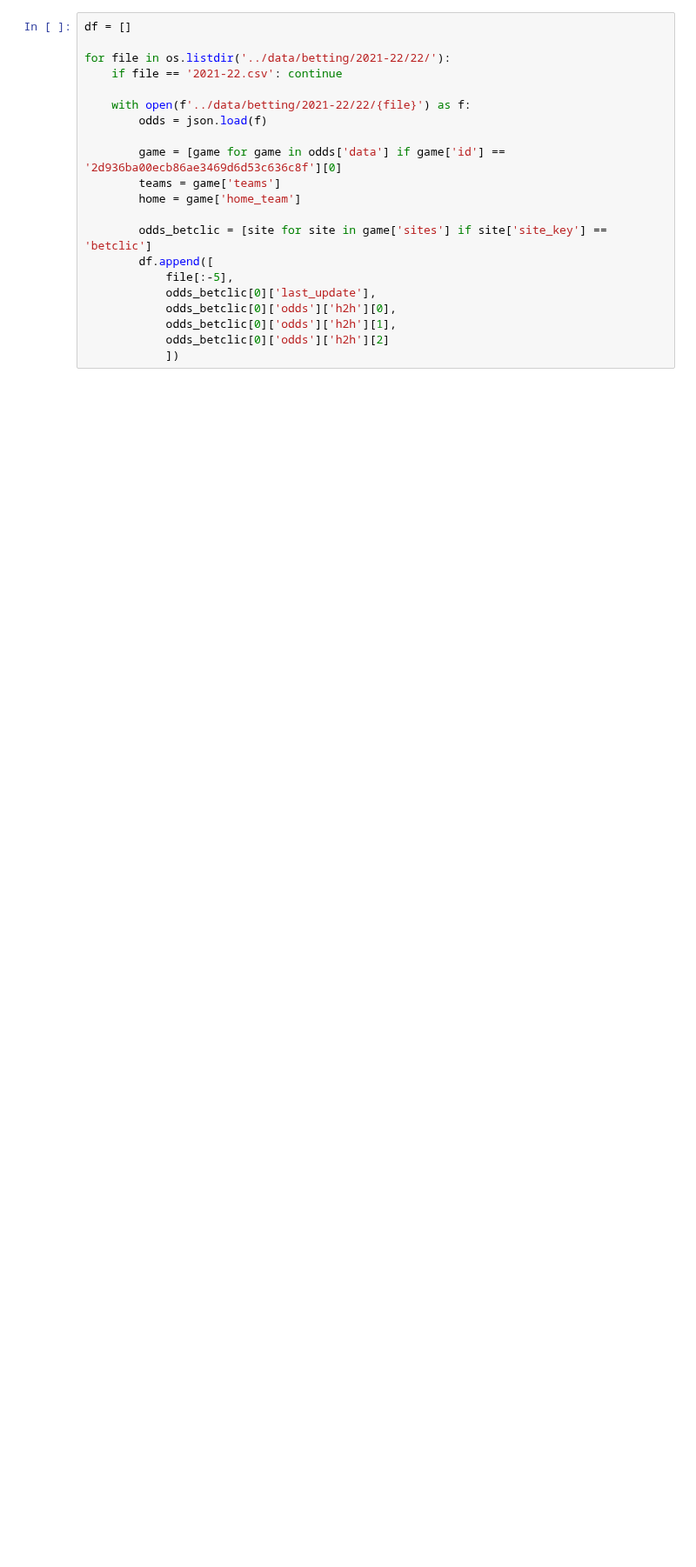
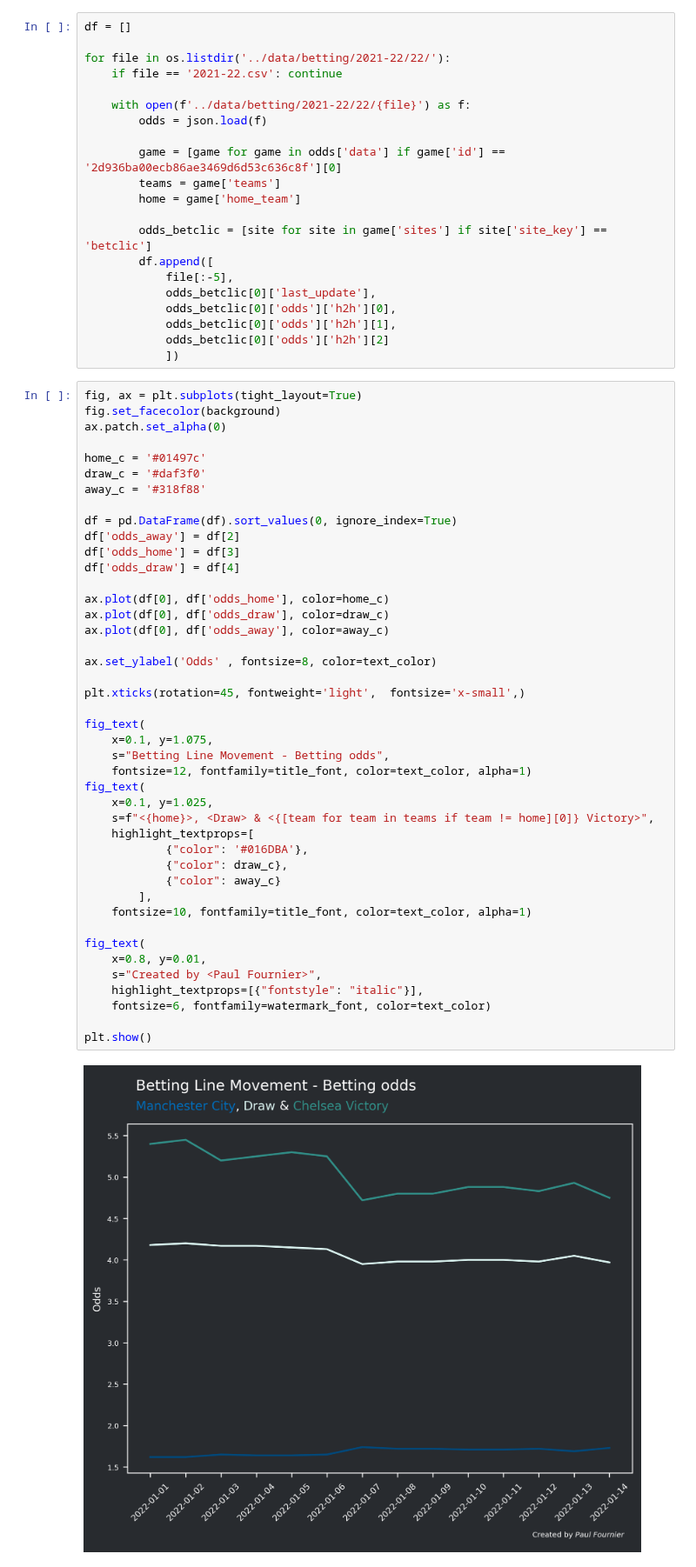
Before and after one commit to Fournierp/FPL, a Jupyter notebook: analysis/Betting Line Movement.ipynb, the cells around one changed output. Shown at 87% size. Drawn from its saved outputs; the diff is of its cells as text; blank space fills up the shorter version.

```diff
--- a/analysis/Betting Line Movement.ipynb
+++ b/analysis/Betting Line Movement.ipynb
@@ -51,3 +55,48 @@ for file in os.listdir('../data/betting/2021-22/22/'):
             odds_betclic[0]['odds']['h2h'][1],
             odds_betclic[0]['odds']['h2h'][2]
             ])
+# %%
+fig, ax = plt.subplots(tight_layout=True)
+fig.set_facecolor(background)
+ax.patch.set_alpha(0)
+
+home_c = '#01497c'
+draw_c = '#daf3f0'
+away_c = '#318f88'
+
+df = pd.DataFrame(df).sort_values(0, ignore_index=True)
+df['odds_away'] = df[2]
+df['odds_home'] = df[3]
+df['odds_draw'] = df[4]
+
+ax.plot(df[0], df['odds_home'], color=home_c)
+ax.plot(df[0], df['odds_draw'], color=draw_c)
+ax.plot(df[0], df['odds_away'], color=away_c)
+
+ax.set_ylabel('Odds' , fontsize=8, color=text_color)
+
+plt.xticks(rotation=45, fontweight='light',  fontsize='x-small',)
+
+fig_text(
+    x=0.1, y=1.075,
+    s="Betting Line Movement - Betting odds",
+    fontsize=12, fontfamily=title_font, color=text_color, alpha=1)
+fig_text(
+    x=0.1, y=1.025,
+    s=f"<{home}>, <Draw> & <{[team for team in teams if team != home][0]} Victory>",
+    highlight_textprops=[
+            {"color": '#016DBA'},
+            {"color": draw_c},
+            {"color": away_c}
+        ],
+    fontsize=10, fontfamily=title_font, color=text_color, alpha=1)
+
+fig_text(
+    x=0.8, y=0.01,
+    s="Created by <Paul Fournier>",
+    highlight_textprops=[{"fontstyle": "italic"}],
+    fontsize=6, fontfamily=watermark_font, color=text_color)
+
+plt.show()
+# %% [output]
+[figure, added]
```
Also changed, not shown: parts of 9 cells of this notebook.
